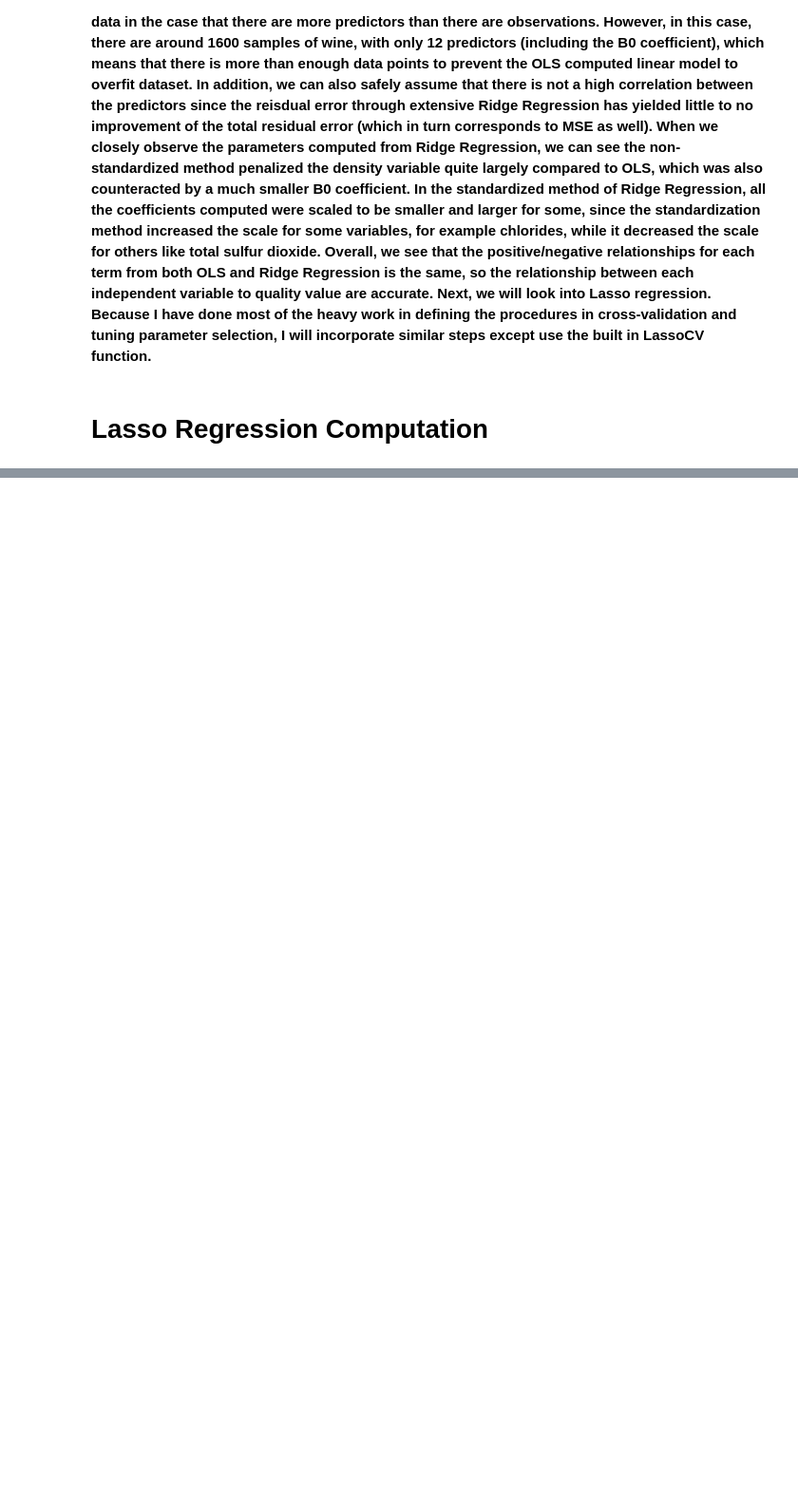
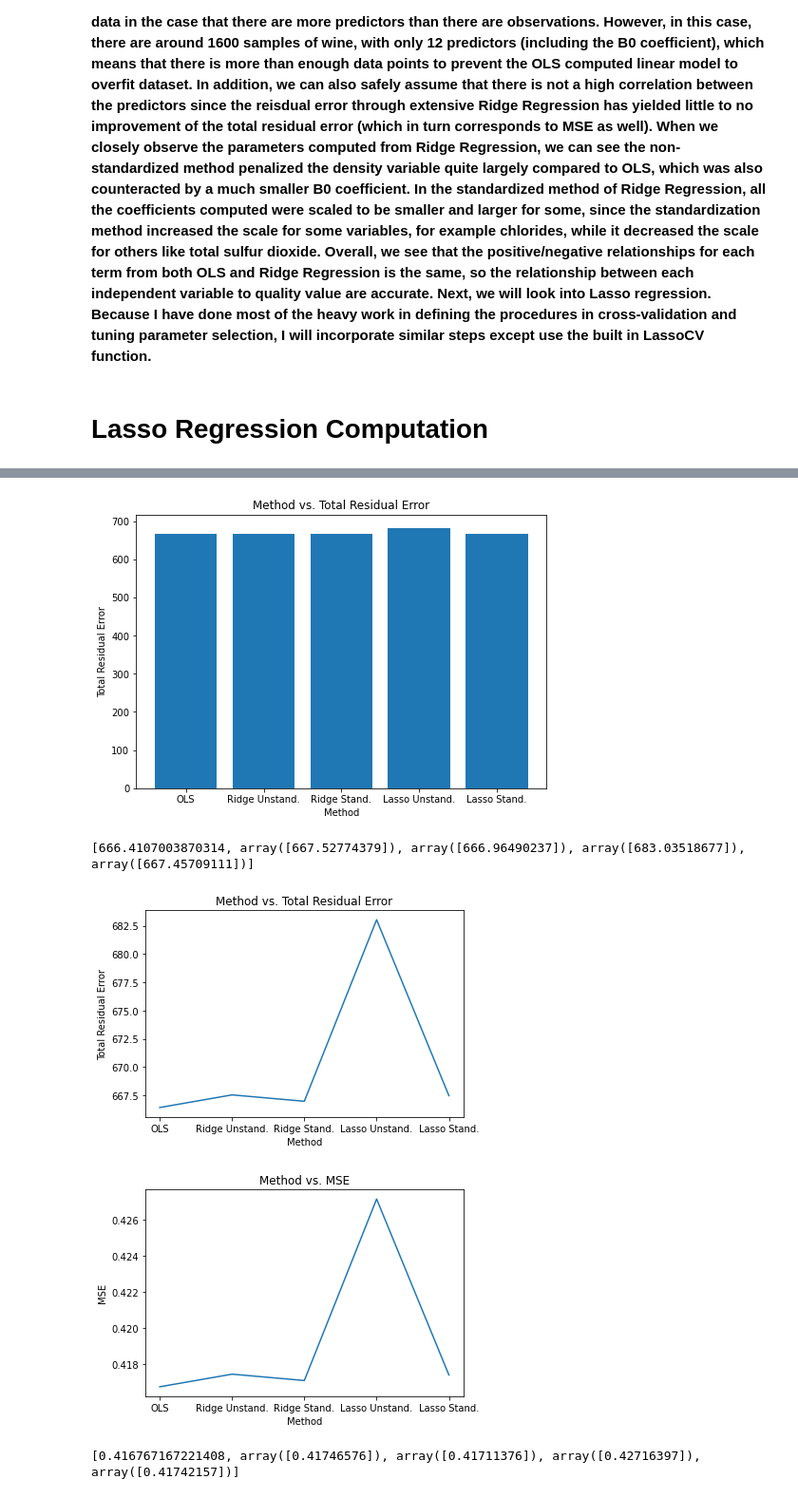
Before and after one commit to ethanhowang/IEOR165project, a Jupyter notebook: WineAnalysis.ipynb, the cells around one changed output, grey strips where cells are left out. Shown at 95% size. Drawn from its saved outputs; the diff is of its cells as text; code cells hidden in the pictures; blank space fills up the shorter version.

```diff
--- a/WineAnalysis.ipynb
+++ b/WineAnalysis.ipynb
@@ -942,0 +1081,79 @@ lasso.alpha_
+# %%
+# featurelist  = the list of list of features (independent variables) and 1 from B0 coefficient
+# nocoeffeatures = list of list of just features (indpendent variables) and no B0 coefficient
+# qualitylist = the list of strictly just quality of wine value
+# alltgt = list of lists of features and final wine quality val
+
+# scalefeat_withb0 = scaled features with b0 coefficient
+# scalefeat_nob0 = scaled features without b0 coefficient added
+# scalequality = the scaled quality scores of all the wine
+
+from sklearn import linear_model
+
+# unstandardized model
+
+clf1 = linear_model.Lasso(alpha=lasso.alpha_)
+clf1.fit(np.array(nocoeffeatures), np.array([x[0] for x in qualitylist]))
+
+clf1modcoef = np.concatenate((clf1.intercept_, clf1.coef_), axis=None)
+
+clf1_error = 0
+
+for i in range(len(qualitylist)):
+    estimate =  np.matmul(clf1modcoef, np.array(featurelist[i]))
+    clf1_error += (estimate - qualitylist[i])**2
+
+
+# standardized model
+
+clf2 = linear_model.Lasso(alpha=lasson1.alpha_)
+clf2.fit(np.array(scalefeat_nob0), np.array([x for x in scalequality]))
+
+clf2modcoef = np.concatenate((clf2.intercept_, clf2.coef_), axis=None)
+
+clf2_error = 0
+
+for i in range(len(qualitylist)):
+    estimate = np.matmul(clf2modcoef, np.array(scalefeat_withb0[i]))
+    clf2_error += ((qualitymean + qualitystd * estimate) - qualitylist[i])**2
+
+
+# plotting charts in comparison with ridge and OLS
+
+fig = plt.figure()
+ax = fig.add_axes([0,0,1,1])
+method = ['OLS', 'Ridge Unstand.', 'Ridge Stand.', 'Lasso Unstand.', 'Lasso Stand.']
+residual_error = [B[1][0], error_ridge1, error_ridgen, clf1_error, clf2_error]
+ax.bar(method, residual_error)
+plt.title('Method vs. Total Residual Error')
+plt.ylabel('Total Residual Error')
+plt.xlabel('Method')
+plt.show()
+
+print(residual_error)
+
+# line graph attempting to show trend
+
+plt.plot(method, residual_error)
+plt.title('Method vs. Total Residual Error')
+plt.ylabel('Total Residual Error')
+plt.xlabel('Method')
+plt.show()
+
+for i in range(len(residual_error)):
+    residual_error[i] = residual_error[i] / len(qualitylist)
+
+
+plt.plot(method, residual_error)
+plt.title('Method vs. MSE')
+plt.ylabel('MSE')
+plt.xlabel('Method')
+plt.show()
+
+print(list(residual_error))
+# %% [output]
+[figure, added]
+[666.4107003870314, array([667.52774379]), array([666.96490237]), array([683.03518677]), array([667.45709111])]
+[figure, added]
+[figure, added]
+[0.416767167221408, array([0.41746576]), array([0.41711376]), array([0.42716397]), array([0.41742157])]
```
Also changed, not shown: parts of 12 cells of this notebook, 6 other files.
